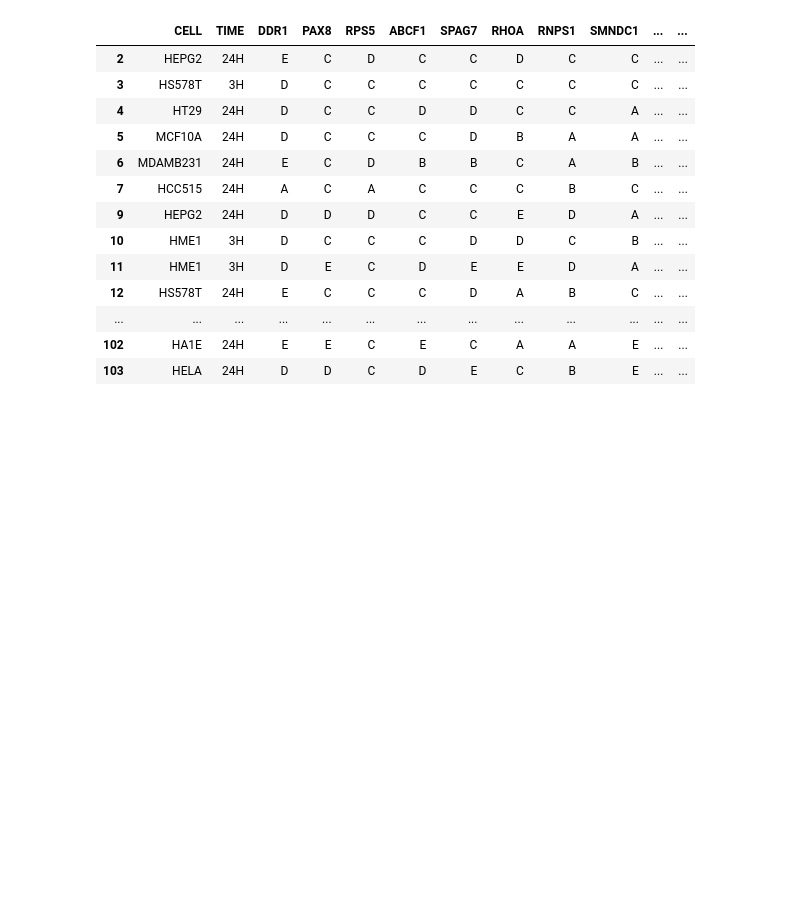
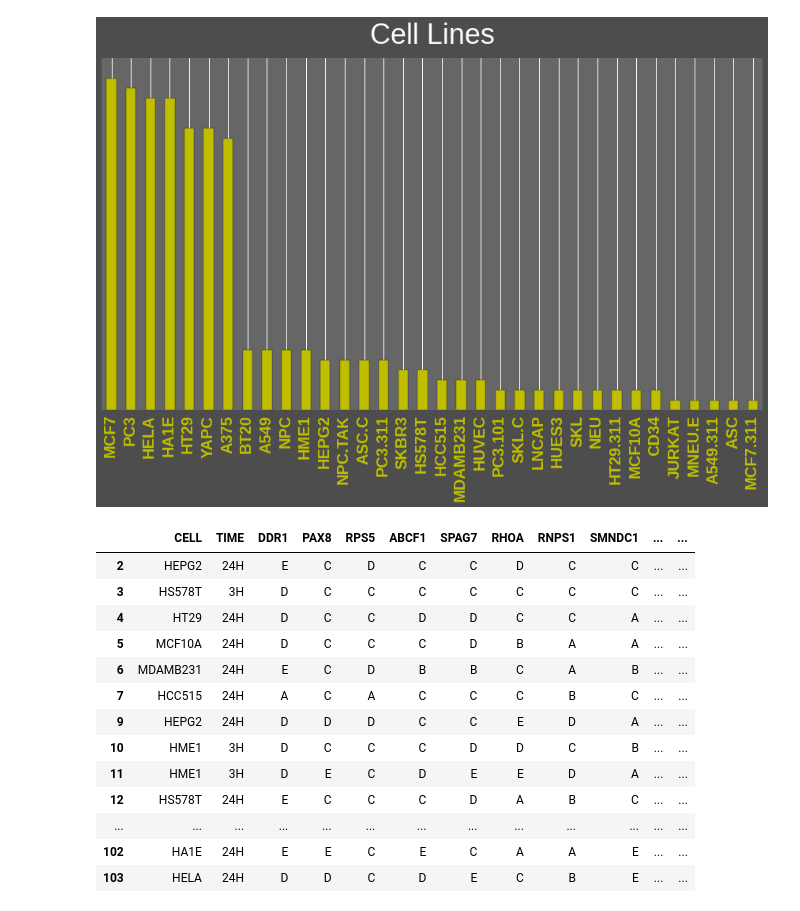
Before and after one commit to zeroknowledgediscovery/mlexpress_, a Jupyter notebook: pycode/ntb/testscript001.ipynb, the cells around one changed output. Saved outputs shown, nothing was run; the diff lists cells and outputs as text; code cells hidden in the pictures; blank space fills up the shorter version.

```diff
--- a/pycode/ntb/testscript001.ipynb
+++ b/pycode/ntb/testscript001.ipynb
@@ -30,3 +43,23 @@ df
+# %%
+plt.figure(figsize=(15,8))
+
+sns.set_style('dark')
+sns.set(rc={'axes.facecolor':'.4', 'figure.facecolor':'.3'})
+
+ax=dfc.plot(kind='bar',color='y',legend=False)
+ax.set_title('Cell Lines',color='w',fontsize=36,y=1.03)
+[i.set_color("y") for i in plt.gca().get_xticklabels()]
+[i.set_color("k") for i in plt.gca().get_yticklabels()]
+ax.get_yaxis().set_visible(False)
+for tick in ax.xaxis.get_major_ticks():
+    tick.label.set_fontsize(20)
+    tick.label.set_fontweight('bold')
+#leg = plt.legend(framealpha = 0, loc = 'best')
+#for text in leg.get_texts():
+#    plt.setp(text, color = 'w',fontsize=24)
+plt.savefig('cell.pdf',dpi=600, bbox_inches='tight',transparent=True)
+# %% [output]
+[figure, added]
 # %%
 Z=['B','C']
 str1='DDR1'
```
Also changed, not shown: parts of 6 cells of this notebook, 5 other files.
